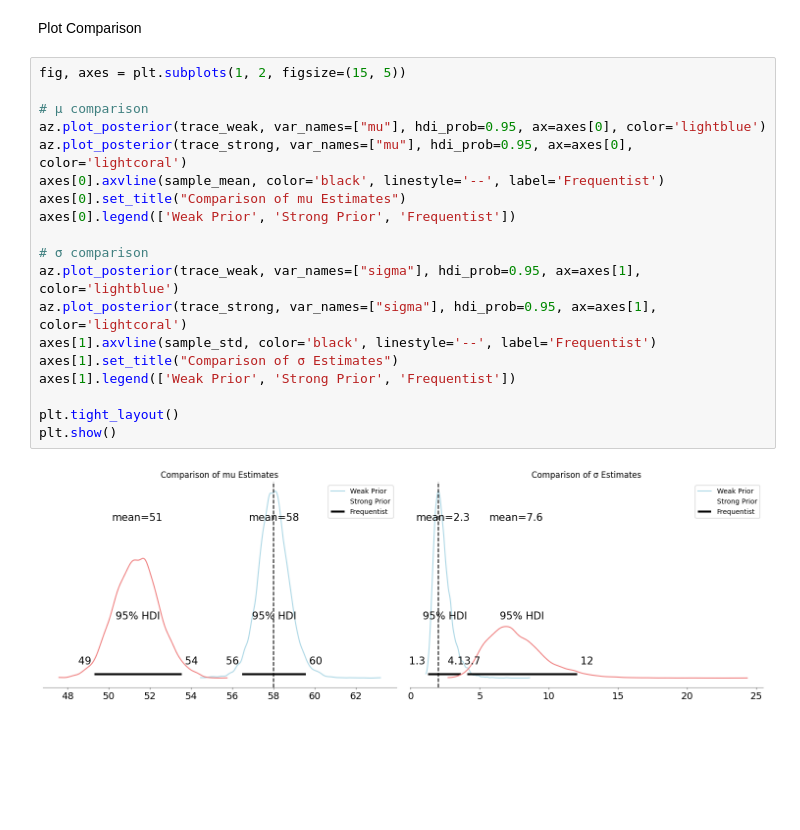
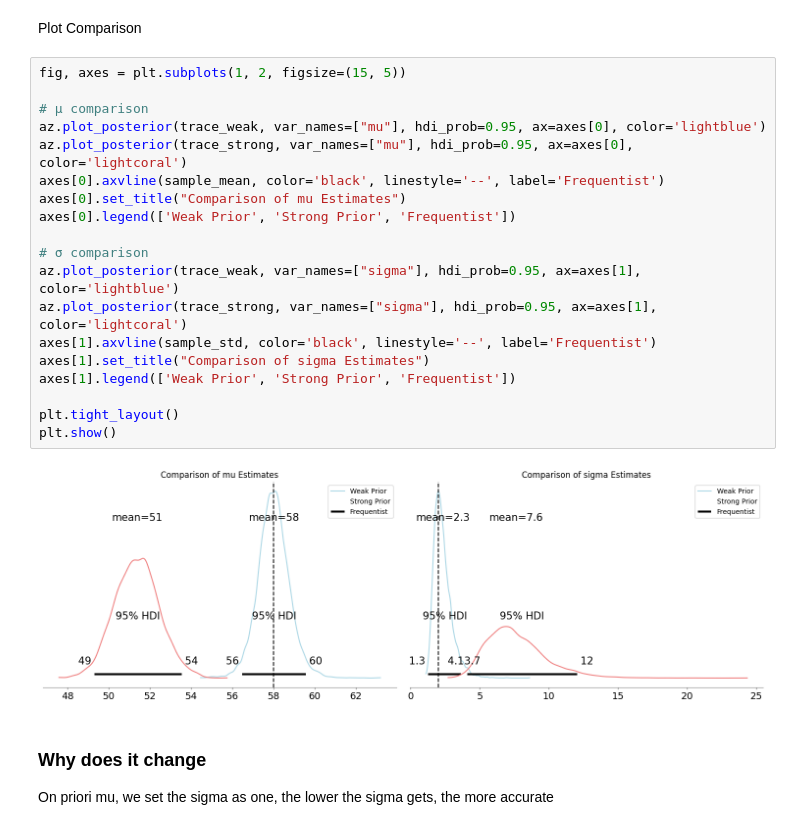
Before and after one commit to sky11fca/Bazon-Bogdan-PMP-2025, a Jupyter notebook: Lab07/Exercise.ipynb, the cells around one changed output. Drawn from its saved outputs; the diff is of its cells as text; blank space fills up the shorter version.

```diff
--- a/Lab07/Exercise.ipynb
+++ b/Lab07/Exercise.ipynb
@@ -172,21 +172,25 @@ Plot Comparison
 # %%
 fig, axes = plt.subplots(1, 2, figsize=(15, 5))
 
 # μ comparison
 az.plot_posterior(trace_weak, var_names=["mu"], hdi_prob=0.95, ax=axes[0], color='lightblue')
 az.plot_posterior(trace_strong, var_names=["mu"], hdi_prob=0.95, ax=axes[0], color='lightcoral')
 axes[0].axvline(sample_mean, color='black', linestyle='--', label='Frequentist')
 axes[0].set_title("Comparison of mu Estimates")
 axes[0].legend(['Weak Prior', 'Strong Prior', 'Frequentist'])
 
 # σ comparison
 az.plot_posterior(trace_weak, var_names=["sigma"], hdi_prob=0.95, ax=axes[1], color='lightblue')
 az.plot_posterior(trace_strong, var_names=["sigma"], hdi_prob=0.95, ax=axes[1], color='lightcoral')
 axes[1].axvline(sample_std, color='black', linestyle='--', label='Frequentist')
-axes[1].set_title("Comparison of σ Estimates")
+axes[1].set_title("Comparison of sigma Estimates")
 axes[1].legend(['Weak Prior', 'Strong Prior', 'Frequentist'])
 
 plt.tight_layout()
 plt.show()
 # %% [output]
-[figure, old version]
+[figure, new version]
+# %% [markdown]
+### Why does it change
+
+On priori mu, we set the sigma as one, the lower the sigma gets, the more accurate
```
